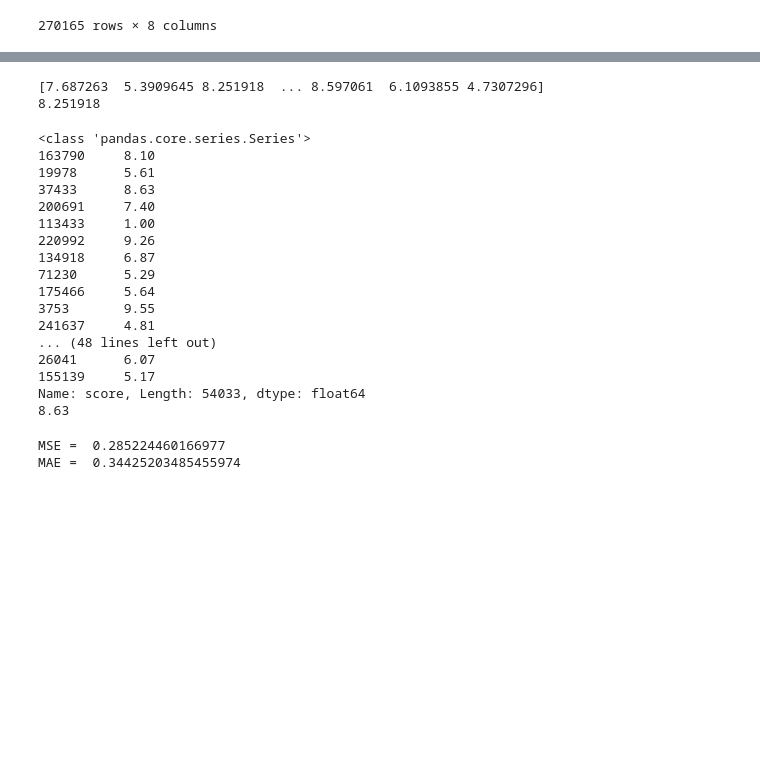
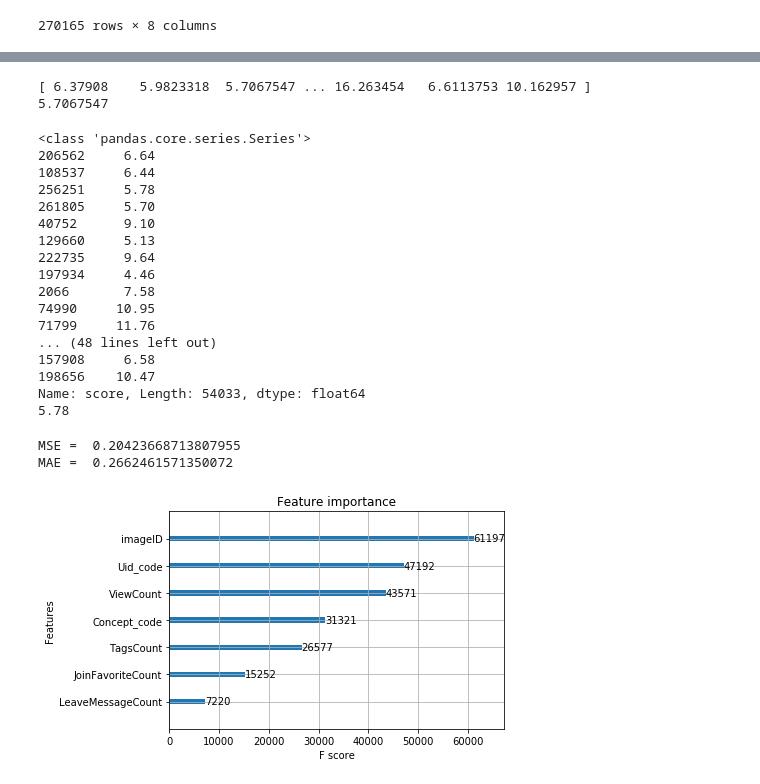
Before and after one commit to TMHAlex/SMP_Challenge, a Jupyter notebook: SMP.ipynb, the cells around one changed output, grey strips where cells are left out. Drawn from its saved outputs; the diff is of its cells as text; code cells hidden in the pictures; blank space fills up the shorter version.

```diff
--- a/SMP.ipynb
+++ b/SMP.ipynb
@@ -54,0 +10,11 @@ print(trainData)
+# %%
+tagsCount = pd.read_csv("SMPdata/imageIDandTagsCount.csv")
+imageInformation = pd.read_csv("SMPdata/image_information.txt",skiprows=[765,768]).astype("int")
+label = pd.read_csv("train_all_json/train_label.txt")
+trainData = pd.concat( [tagsCount , label], axis=1 )
+qooSortData = pd.read_csv("SMPdata/train.csv")
+detectObject = pd.read_csv("SMPdata/imageDetectObject.csv",index_col = "Unnamed: 0")
+#print(label.loc[1])
+#print(qooSortData)
+#print(label.loc[tagsCount[tagsCount["imageID"]==385070026].index])
+#detectObject
@@ -64,9 +32,3 @@ print(trainData.shape)
-# %%
-qooSortData = pd.read_csv("train_all_json/train.csv")
-
-#print(label.loc[1])
-#print(qooSortData)
-#print(label.loc[tagsCount[tagsCount["imageID"]==385070026].index])
 # %%
 trainDataII = qooSortData[["image","Uid","Concept"]]
 #print(trainDataII)
@@ -141,12 +94,12 @@ Y_valid = X_valid["score"]
 X_valid = X_valid.drop(["score"],axis = 1)
 # %%
 model = XGBRegressor(
-    max_depth=8,
+    max_depth=9,
     n_estimators=1000,
-    min_child_weight=300,
+    min_child_weight=1,
     colsample_bytree=0.8,
     subsample=0.8,
-    eta=0.3,
+    eta=0.1,
     seed=42)
 
 model.fit(
@@ -186,30 +139,30 @@ Y_pred = model.predict(X_test).clip(0, 20)
 print(Y_pred)
 print(Y_pred[2])
 # %% [output]
-[7.687263  5.3909645 8.251918  ... 8.597061  6.1093855 4.7307296]
-8.251918
+[ 6.37908    5.9823318  5.7067547 ... 16.263454   6.6113753 10.162957 ]
+5.7067547
 # %%
 print(type(Y_test))
 print(Y_test)
 print(Y_test.values[2])
 # %% [output]
 <class 'pandas.core.series.Series'>
-163790     8.10
-19978      5.61
-37433      8.63
-200691     7.40
-113433     1.00
-220992     9.26
-134918     6.87
-71230      5.29
-175466     5.64
-3753       9.55
-241637     4.81
+206562     6.64
+108537     6.44
+256251     5.78
+261805     5.70
+40752      9.10
+129660     5.13
+222735     9.64
+197934     4.46
+2066       7.58
+74990     10.95
+71799     11.76
 ... (48 lines left out)
-26041      6.07
-155139     5.17
+157908     6.58
+198656    10.47
 Name: score, Length: 54033, dtype: float64
-8.63
+5.78
 # %%
 error = []
 for i in range(len(Y_test)):
@@ -232,5 +185,10 @@ print("MSE = ", sum(squaredError) / len(squaredError))#平均平方誤差MSE
 #print("RMSE = ", sqrt(sum(squaredError) / len(squaredError)))#平均平方根誤差RMSE
 print("MAE = ", sum(absError) / len(absError))#平均絕對誤差MAE
 # %% [output]
-MSE =  0.285224460166977
-MAE =  0.34425203485455974
+MSE =  0.20423668713807955
+MAE =  0.2662461571350072
+# %%
+plot_importance(model)
+plt.show()
+# %% [output]
+[figure, added]
```
Also changed, not shown: parts of 13 cells of this notebook, 2 other files.
